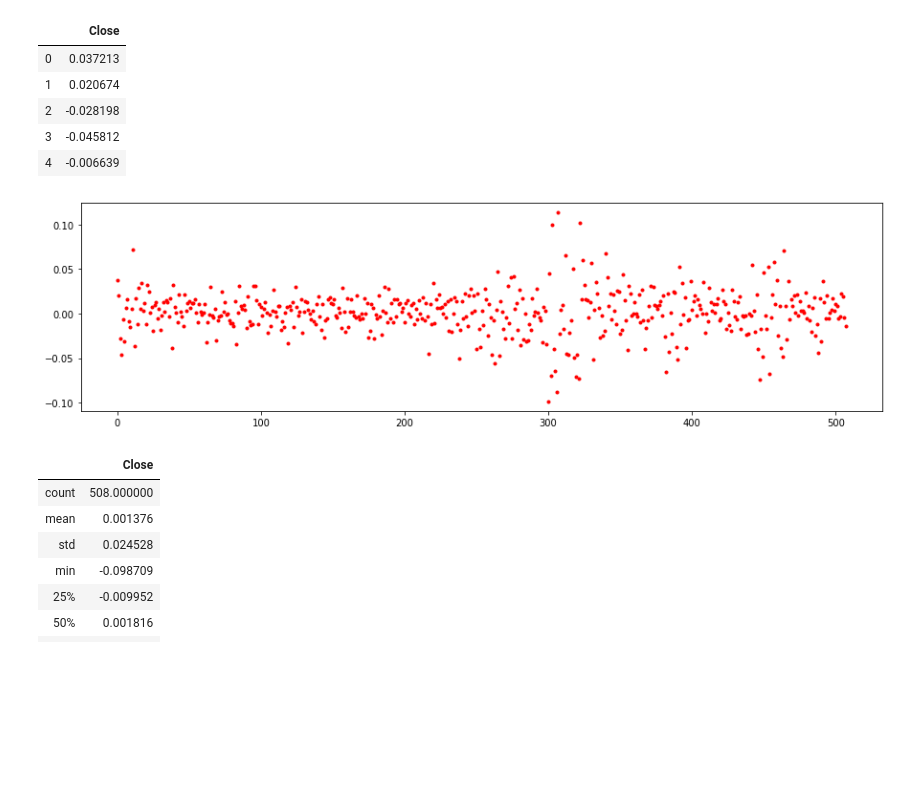
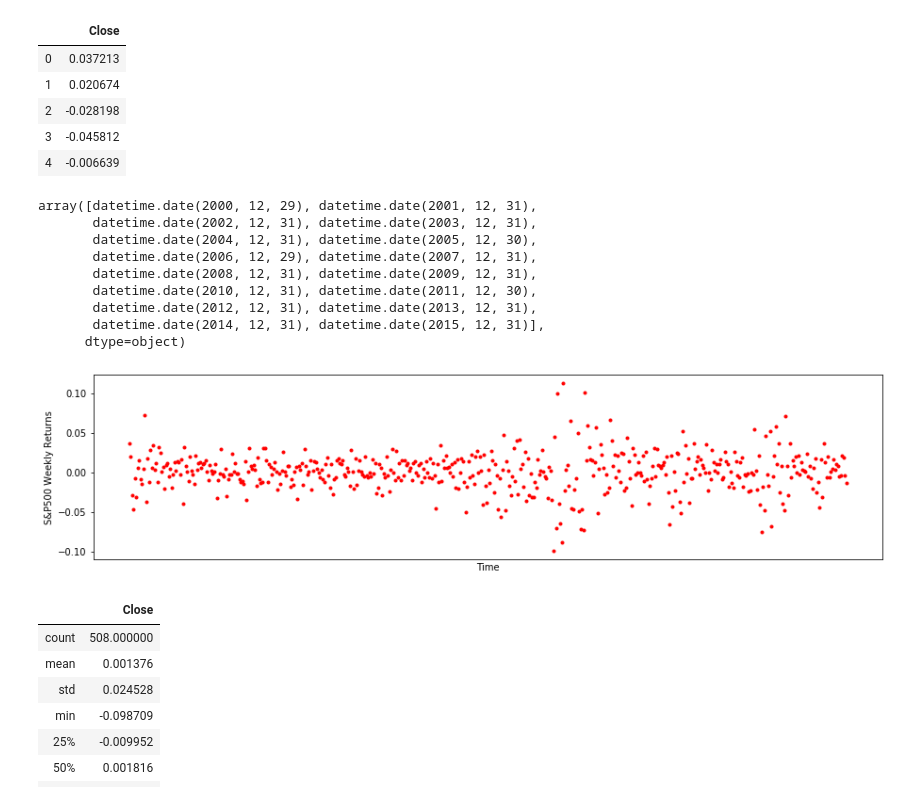
Before and after one commit to ygrepo/Time-Series, a Jupyter notebook: homeworks/hw3/hw3.ipynb, the cells around one changed output. Drawn from its saved outputs; the diff is of its cells as text; code cells hidden in the pictures; blank space fills up the shorter version.

```diff
--- a/homeworks/hw3/hw3.ipynb
+++ b/homeworks/hw3/hw3.ipynb
@@ -27,11 +30,36 @@ Number of rows: 509
 | 4 | -0.006639 |
 # %%
 df= df[df["Close"] > -0.2]
+# %%
+dr = pd.date_range(start="1/1/2000", end="31/12/2015", freq="BY")
+dr = dr.date.astype('O')
+dr
+# %% [output]
+array([datetime.date(2000, 12, 29), datetime.date(2001, 12, 31),
+       datetime.date(2002, 12, 31), datetime.date(2003, 12, 31),
+       datetime.date(2004, 12, 31), datetime.date(2005, 12, 30),
+       datetime.date(2006, 12, 29), datetime.date(2007, 12, 31),
+       datetime.date(2008, 12, 31), datetime.date(2009, 12, 31),
+       datetime.date(2010, 12, 31), datetime.date(2011, 12, 30),
+       datetime.date(2012, 12, 31), datetime.date(2013, 12, 31),
+       datetime.date(2014, 12, 31), datetime.date(2015, 12, 31)],
+      dtype=object)
 # %%
 fig, ax = plt.subplots(figsize=(15,4))
 ax.plot(np.arange(len(df)), df["Close"], ".", color="red", label="SP500");
+ax.set_ylabel("S&P500 Weekly Returns")
+ax.set_xlabel("Time")
+years = mdates.YearLocator()   # every year
+months = mdates.MonthLocator()  # every month
+yearsFmt = mdates.DateFormatter('%Y')
+ax.xaxis.set_major_locator(years)
+ax.xaxis.set_major_formatter(yearsFmt)
+ax.xaxis.set_minor_locator(months)
+fig.autofmt_xdate()
+ax.fmt_xdata = mdates.DateFormatter('%Y-%m-%d')
+plt.show()
 # %% [output]
-[figure, old version]
+[figure, new version]
 # %%
 df.describe()
 # %% [output]
```
Also changed, not shown: parts of 24 cells of this notebook, 2 other files.
